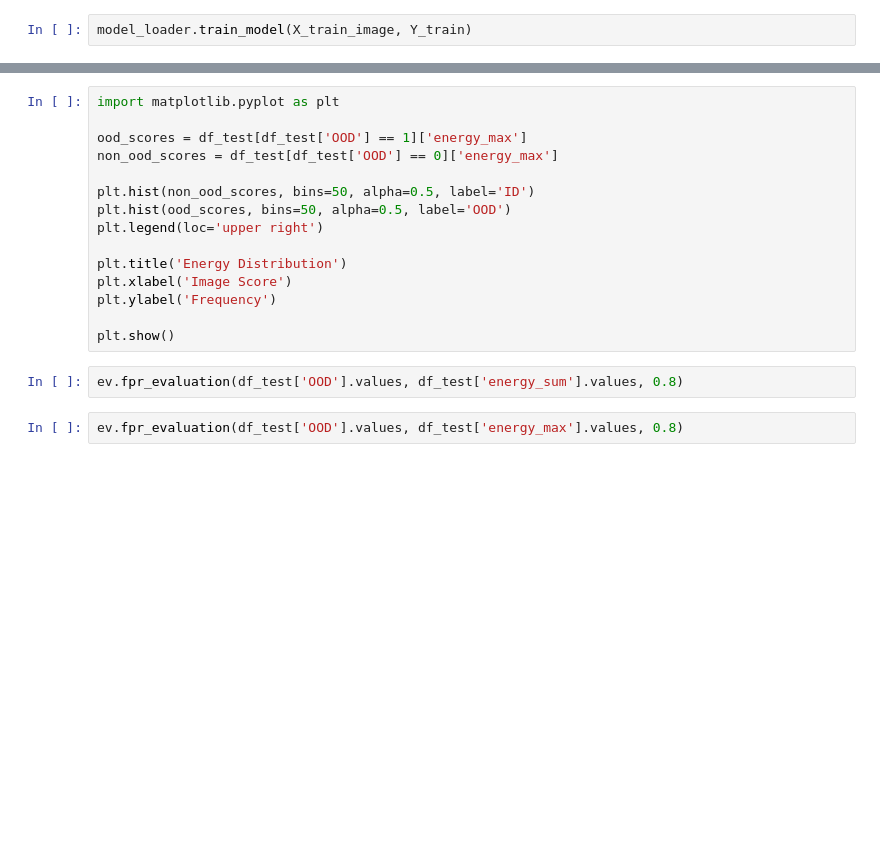
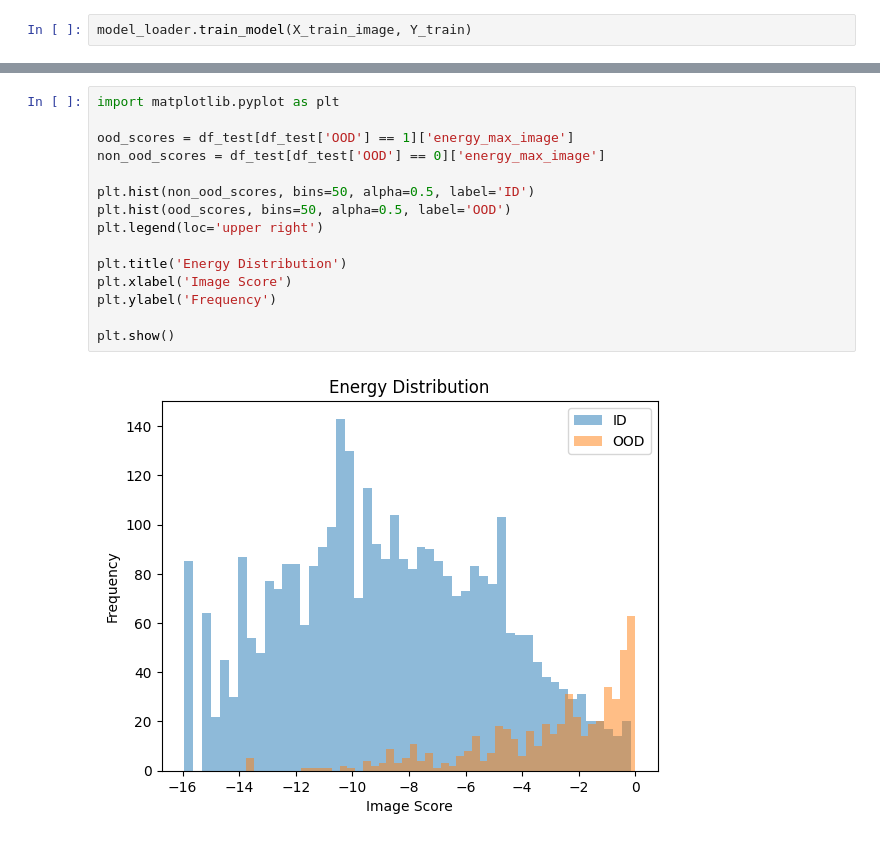
Before and after one commit to wfyitf/multimodal_ood, a Jupyter notebook: notebooks/clip.ipynb, the cells around one changed output, grey strips where cells are left out. Saved outputs shown, nothing was run; the diff lists cells and outputs as text; blank space fills up the shorter version.

```diff
--- a/notebooks/clip.ipynb
+++ b/notebooks/clip.ipynb
@@ -218,19 +287,17 @@ plt.show()
 # %%
 import matplotlib.pyplot as plt
 
-ood_scores = df_test[df_test['OOD'] == 1]['energy_max']
-non_ood_scores = df_test[df_test['OOD'] == 0]['energy_max']
+ood_scores = df_test[df_test['OOD'] == 1]['energy_max_image']
+non_ood_scores = df_test[df_test['OOD'] == 0]['energy_max_image']
 
 plt.hist(non_ood_scores, bins=50, alpha=0.5, label='ID')
 plt.hist(ood_scores, bins=50, alpha=0.5, label='OOD')
 plt.legend(loc='upper right')
 
 plt.title('Energy Distribution')
 plt.xlabel('Image Score')
 plt.ylabel('Frequency')
 
 plt.show()
+# %% [output]
+[figure, added]
-# %%
-ev.fpr_evaluation(df_test['OOD'].values, df_test['energy_sum'].values, 0.8)
-# %%
-ev.fpr_evaluation(df_test['OOD'].values, df_test['energy_max'].values, 0.8)
```
Also changed, not shown: parts of 19 cells of this notebook, 1 other file.
